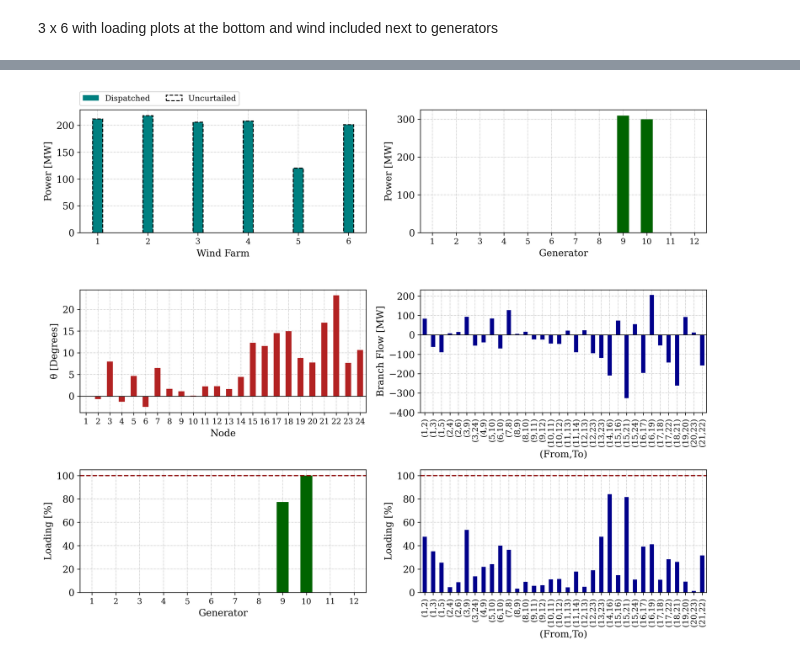
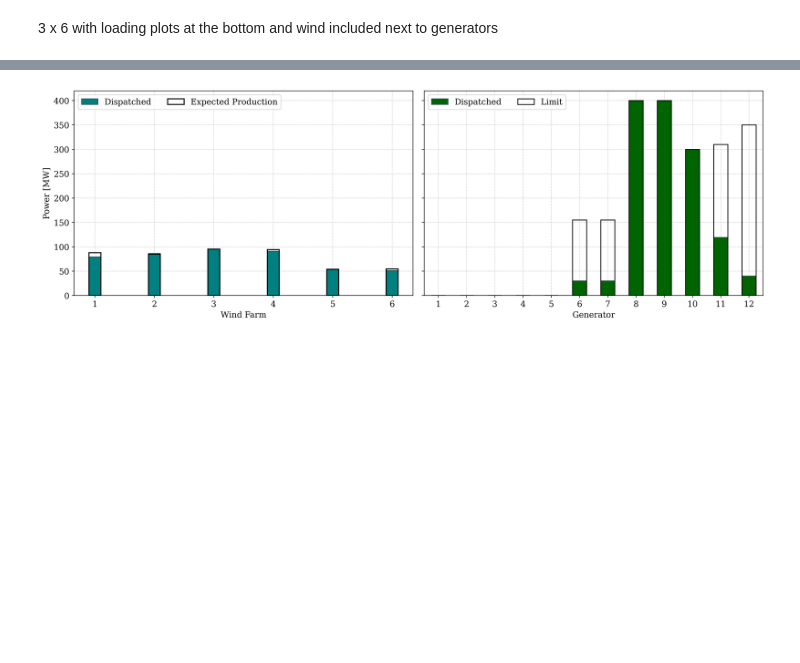
Before and after one commit to SorenBlattBendtsen/46750, a Jupyter notebook: Assignment 2/task_1.ipynb, the cells around one changed output, grey strips where cells are left out. Drawn from its saved outputs; the diff is of its cells as text; code cells hidden in the pictures; blank space fills up the shorter version.

Commit message:
Added code and results for task 1a and 1b

```diff
--- a/Assignment 2/task_1.ipynb
+++ b/Assignment 2/task_1.ipynb
@@ -76,0 +99,3 @@ gens_map.get(14) #example: get the generator indices at bus 14 (15 in the assign
+# %%
+gen_data = gen_data[['Unit #', 'Node', 'P max MW', 'R+ MW',	'R- MW']]
+gen_data
@@ -77,11 +118,2 @@ gens_map.get(14) #example: get the generator indices at bus 14 (15 in the assign
 # %% [markdown]
 ### Setup model and solve
-# %%
-t = 0 #hour
-load = np.zeros(n_bus)
-
-#Saving the load for each bus in a numpy array accounting for the system load destribution
-for n in load_distribution['Node'].unique():
-    load[n-1] = load_distribution.loc[load_distribution['Node'] == n, r'% of system load'] / 100 * demand[t] / S_base_3ph #per-unitized load - remember that the data is not 0-indexed but the arrays are
-
-load
@@ -152,0 +120,8 @@ Optimal objective  1.189740711e+04
+# %%
+t = 0 #hour
+demand = system_demand[t]
+
+n_gen = len(gen_data.index)
+n_wf = len(wind_data.index)
+n_scenarios = len(wind_scenarios)
+p_max_wf = 300
@@ -252,59 +276,26 @@ To do: Visualize results - bar plots like in my bachelor's thesis :)
 # %%
-fig, ax = plt.subplots(3,2,figsize=( 12 , 10 ) , dpi=300) # Create the figure
+fig, ax = plt.subplots(1,2,sharey=True,figsize=( 15 , 5 ), dpi=400) # Create the figure
 
-flow_labels = []
+(results.get('wind')['p_W']).plot(kind='bar', ax=ax[0], color='teal', width=0.2, label='Dispatched', edgecolor='darkslategrey')
+(results.get('wind')['Expected Production']).plot(kind='bar', ax=ax[0], width=0.2, edgecolor='black', linestyle='-', fill=False, linewidth=1.5, label='Expected Production')
+ax[0].set_ylabel('Power [MW]')
+ax[0].set_xlabel('Wind Farm')
+ax[0].set_xticks(ticks = np.arange(0, n_wf), labels = np.arange(1, n_wf + 1), fontsize=12, rotation = 0)
+ax[0].legend(loc='upper left', ncol=2, fontsize=12)
 
-for row in range(len(branch_flows)):
-    label = '(' + str(branch_flows.iloc[row, 0] + 1) + ',' + str(branch_flows.iloc[row, 1] + 1) + ')'
-    flow_labels.append(label)
+(results.get('gen')['p_G']).plot(kind='bar', ax=ax[1], color='darkgreen', label='Dispatched', edgecolor='darkslategrey')
+((results.get('gen')['p_G']) / ((results.get('gen')['Loading Percentage']) / 100)).plot(kind='bar', ax=ax[1], edgecolor='black', linestyle='-', fill=False, linewidth=1.2, label='Limit')
+#ax[1].set_ylabel('Power [MW]')
+ax[1].set_xlabel('Generator')
+ax[1].set_xticks(ticks = np.arange(0, n_gen), labels = np.arange(1, n_gen + 1), fontsize=12, rotation = 0)
+ax[1].legend(loc='upper left', ncol=2, fontsize=12)
 
-(results.get('wind')['p_W'] * S_base_3ph).plot(kind='bar', ax=ax[0][0], color='teal', width=0.2, label='Dispatched')
-(wind_data.T[t].reset_index(drop=True)).plot(kind='bar', ax=ax[0][0], color='black', width=0.2, edgecolor='black', linestyle='--', fill=False, linewidth=1.2, label='Uncurtailed')
-ax[0][0].set_ylabel('Power [MW]')
-ax[0][0].set_xlabel('Wind Farm')
-ax[0][0].set_xticks(ticks = np.arange(0, len(wind_data.columns)), labels = np.arange(1, len(wind_data.columns) + 1), fontsize=10, rotation = 0)
-ax[0][0].legend(loc='upper left',bbox_to_anchor=(-0.015, 1.18), ncol=2, fontsize=10)
-
-(results.get('gen')['p_G'] * S_base_3ph).plot(kind='bar', ax=ax[0][1], color='darkgreen')
-ax[0][1].set_ylabel('Power [MW]')
-ax[0][1].set_xlabel('Generator')
-ax[0][1].set_xticks(ticks = np.arange(0, len(gen_data)), labels = np.arange(1, len(gen_data) + 1), fontsize=10, rotation = 0)
-
-results.get('theta')['theta_deg'].plot(kind='bar', ax=ax[1][0], color='firebrick')
-ax[1][0].set_ylabel('\u03B8 [Degrees]')
-ax[1][0].set_xlabel('Node')
-ax[1][0].set_xticks(ticks = np.arange(0, n_bus), labels = np.arange(1, n_bus + 1), fontsize=10, rotation = 0)
-
-(results.get('flows')['Flow'] * S_base_3ph).plot(kind='bar', ax=ax[1][1], color='darkblue')
-ax[1][1].set_ylabel('Branch Flow [MW]')
-ax[1][1].set_xlabel('(From,To)')
-ax[1][1].set_xticks(ticks = np.arange(0, len(flow_labels), 1), labels = flow_labels, fontsize=10)
-ax[1][1].set_yticks(np.arange(int(math.floor((results.get('flows')['Flow'] * S_base_3ph).min() / 100.0)) * 100,
-                              int(math.ceil((results.get('flows')['Flow'] * S_base_3ph).max() / 100.0)) * 100,
-                              100)) #nearest negative and positive 100, rounding up
-
-(results.get('gen')['Loading Percentage']).plot(kind='bar', ax=ax[2][0], color='darkgreen')
-ax[2][0].axhline(100, color='darkred', linestyle='--')
-ax[2][0].set_ylabel('Loading [%]')
-ax[2][0].set_xlabel('Generator')
-ax[2][0].set_xticks(ticks = np.arange(0, len(gen_data)), labels = np.arange(1, len(gen_data) + 1), fontsize=10, rotation = 0)
-
-results.get('flows')['Loading Percentage'].plot(kind='bar', ax=ax[2][1], color='darkblue')
-ax[2][1].axhline(100, color='darkred', linestyle='--')
-ax[2][1].set_ylabel('Loading [%]')
-ax[2][1].set_xlabel('(From,To)')
-ax[2][1].set_xticks(ticks = np.arange(0, len(flow_labels), 1), labels = flow_labels, fontsize=10)
-
-for i in range(3):
-    for k in range(2):
-        ax[i][k].axhline(0, color='black', linewidth=0.8)
-        ax[i][k].spines[['right', 'top']].set_visible(True)
-        ax[i][k].set_axisbelow(True)
-
-#plt.suptitle('Objective Value: %.1f DKK\nTotal Load: %.1f MWh\nTotal Production: %.1f MWh\n(Wind: %.1f MWh & Generators: %.1f MWh)' % (m.objVal, sum_load, sum_production, sum_wind, sum_gen), fontsize=14)
+for k in range(2):
+    ax[k].spines[['right', 'top']].set_visible(True)
+    ax[k].set_axisbelow(True)
 
 fig.tight_layout() # reduces white space around figures
-plt.savefig('Figures/single_timestep_results.png',bbox_inches='tight')
+plt.savefig('Figures/task_1_results_gen_dispatch.png',bbox_inches='tight')
 plt.show()
 # %% [output]
-[figure, old version]
+[figure, new version]
```
Also changed, not shown: parts of 25 cells of this notebook, 4 other files.
